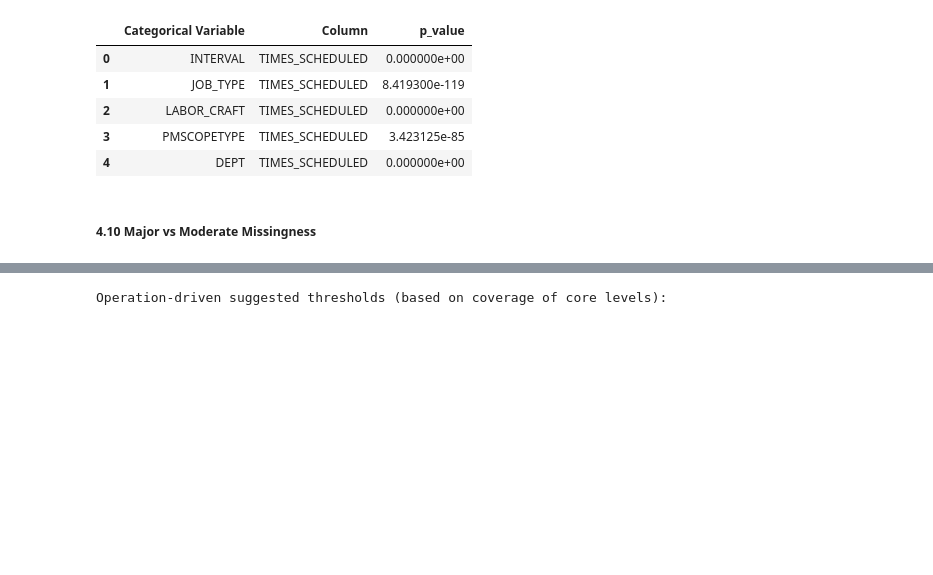
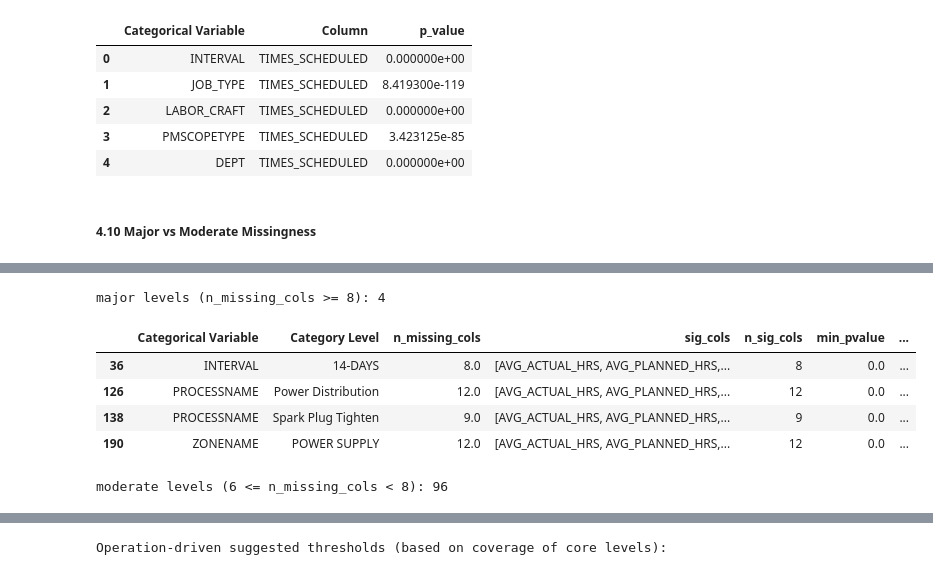
Before and after one commit to dev-festival/py4eda-project, a Jupyter notebook: notebooks/02_individual_exploration_abby.ipynb, the cells around one changed output, grey strips where cells are left out. Cells and saved outputs as stored; diff of their text form; code cells hidden in the pictures; blank space fills up the shorter version.

```diff
--- a/notebooks/02_individual_exploration_abby.ipynb
+++ b/notebooks/02_individual_exploration_abby.ipynb
@@ -631,0 +682,16 @@ Name: count, dtype: int64
+# %%
+# major and moderate groups based on the number of columns above the threshold
+major = significant_levels[significant_levels['n_missing_cols'] >= 8].copy()
+moderate = significant_levels[(significant_levels['n_missing_cols'] >= 6) & (significant_levels["n_missing_cols"] < 8)].copy()
+
+print("major levels (n_missing_cols >= 8):", major.shape[0])
+display(major)
+print("moderate levels (6 <= n_missing_cols < 8):", moderate.shape[0])
+# %% [output]
+major levels (n_missing_cols >= 8): 4
+|  | Categorical Variable | Category Level | n_missing_cols | sig_cols | n_sig_cols | min_pvalue | ... |
+| 36 | INTERVAL | 14-DAYS | 8.0 | [AVG_ACTUAL_HRS, AVG_PLANNED_HRS,... | 8 | 0.0 | ... |
+| 126 | PROCESSNAME | Power Distribution | 12.0 | [AVG_ACTUAL_HRS, AVG_PLANNED_HRS,... | 12 | 0.0 | ... |
+| 138 | PROCESSNAME | Spark Plug Tighten | 9.0 | [AVG_ACTUAL_HRS, AVG_PLANNED_HRS,... | 9 | 0.0 | ... |
+| 190 | ZONENAME | POWER SUPPLY | 12.0 | [AVG_ACTUAL_HRS, AVG_PLANNED_HRS,... | 12 | 0.0 | ... |
+moderate levels (6 <= n_missing_cols < 8): 96
```
Also changed, not shown: parts of 22 cells of this notebook, 5 other files.
